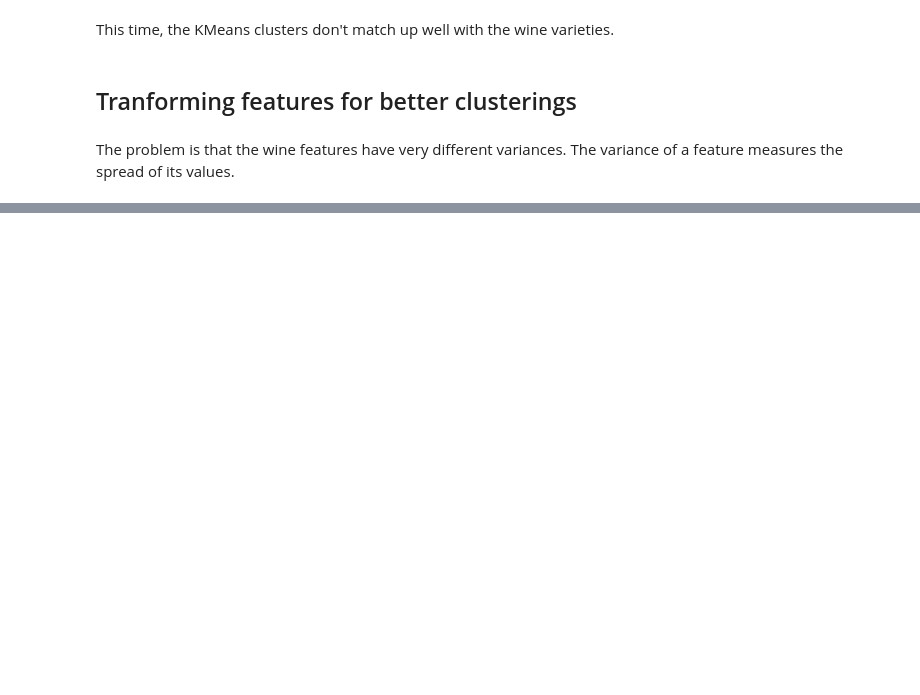
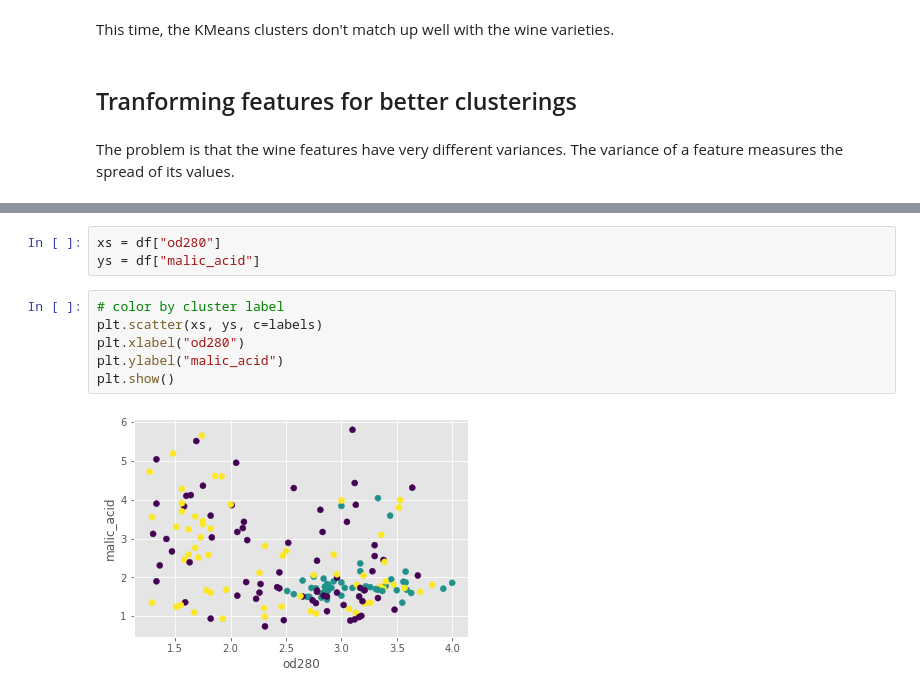
Before and after one commit to cailyn-craven/Unsupervised_learning_sklearn, a Jupyter notebook: Clustering/PiedmontWines.ipynb, the cells around one changed output, grey strips where cells are left out. Cells and saved outputs as stored; diff of their text form; blank space fills up the shorter version.

```diff
--- a/Clustering/PiedmontWines.ipynb
+++ b/Clustering/PiedmontWines.ipynb
@@ -157,0 +170,11 @@ The problem is that the wine features have very different variances. The varianc
+# %%
+xs = df["od280"]
+ys = df["malic_acid"]
+# %%
+# color by cluster label
+plt.scatter(xs, ys, c=labels)
+plt.xlabel("od280")
+plt.ylabel("malic_acid")
+plt.show()
+# %% [output]
+[figure, added]
```
Also changed, not shown: parts of 21 cells of this notebook.
